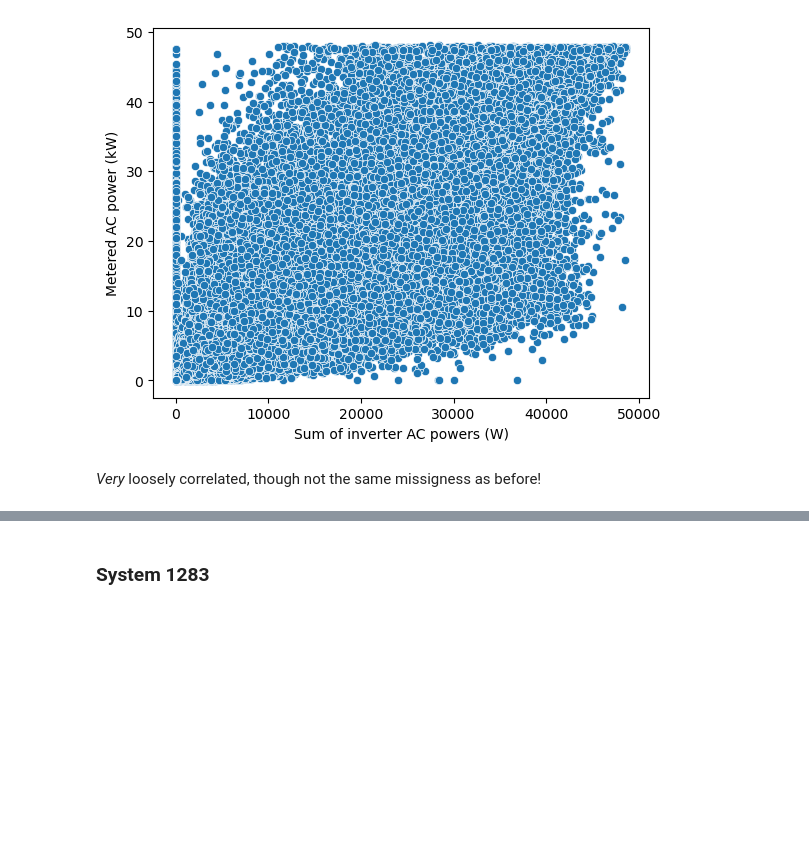
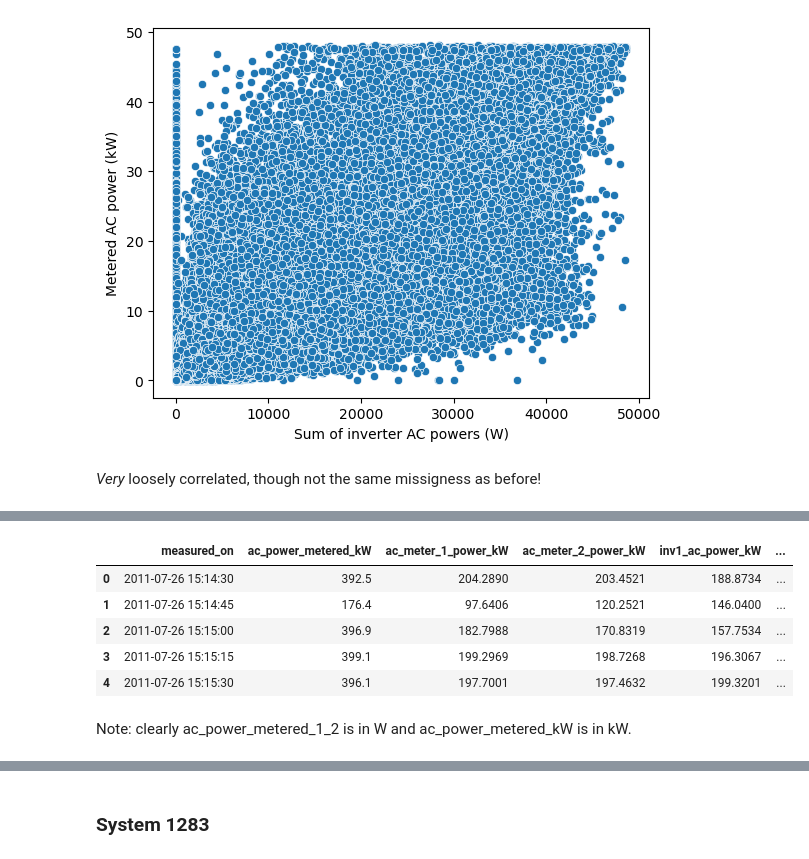
Before and after one commit to Erdos-Projects/predicting-day-ahead-solar-power-production, a Jupyter notebook: src/data/pwr/ac_power_filter_maker.ipynb, the cells around one changed output, grey strips where cells are left out. Cells and saved outputs as stored; diff of their text form; code cells hidden in the pictures; blank space fills up the shorter version.

```diff
--- a/src/data/pwr/ac_power_filter_maker.ipynb
+++ b/src/data/pwr/ac_power_filter_maker.ipynb
@@ -1682,0 +1609,10 @@ ac_non_powerfactor_metrics
+# %%
+path_1208 = Path(f'../../../../data_ds_project/systems/parquet/1208/')
+pq_1208 = pq.ParquetDataset(
+    path_1208, filters=[
+            ('metric_id', 'in', [1016,1017,1018,1019,1023,1133])
+    ]
+)
+df_1208 = pq_1208.read().to_pandas()
+df_1208 = df_1208.drop_duplicates()
+df_1208.tail()
@@ -1682,0 +1626,4 @@ ac_non_powerfactor_metrics
+# %%
+df_1208 = df_1208.drop(columns='utc_measured_on')
+df_1208 = df_1208.drop_duplicates()
+df_1208[['measured_on', 'metric_id']].value_counts()
@@ -1682,0 +1644,27 @@ ac_non_powerfactor_metrics
+# %%
+df_1208.loc[:, 'mean_value'] = df_1208.groupby(['measured_on', 'metric_id'])['value'].transform('mean')
+df_1208 = df_1208.drop(columns='value')
+df_1208 = df_1208.rename(columns = {'mean_value': 'value'})
+df_1208 = df_1208.drop_duplicates()
+# %%
+wide_1208 = df_1208.pivot(
+    index='measured_on',
+    columns='metric_id',
+    values='value'
+)
+wide_1208.columns.name = ''
+wide_1208 = wide_1208.reset_index()
+rename_cols = dict()
+for ind in relevant_rows_metrics.index:
+    rename_cols[relevant_rows_metrics.loc[ind, 'metric_id']] = relevant_rows_metrics.loc[ind, 'sensor_name']
+wide_1208 = wide_1208.rename(columns=rename_cols)
+wide_1208.head()
+# %% [output]
+|  | measured_on | ac_power_metered_kW | ac_meter_1_power_kW | ac_meter_2_power_kW | inv1_ac_power_kW | ... |
+| 0 | 2011-07-26 15:14:30 | 392.5 | 204.2890 | 203.4521 | 188.8734 | ... |
+| 1 | 2011-07-26 15:14:45 | 176.4 | 97.6406 | 120.2521 | 146.0400 | ... |
+| 2 | 2011-07-26 15:15:00 | 396.9 | 182.7988 | 170.8319 | 157.7534 | ... |
+| 3 | 2011-07-26 15:15:15 | 399.1 | 199.2969 | 198.7268 | 196.3067 | ... |
+| 4 | 2011-07-26 15:15:30 | 396.1 | 197.7001 | 197.4632 | 199.3201 | ... |
+# %% [markdown]
+Note: clearly ac_power_metered_1_2 is in W and ac_power_metered_kW is in kW.
```
Also changed, not shown: parts of 26 cells of this notebook, 8 other files.
